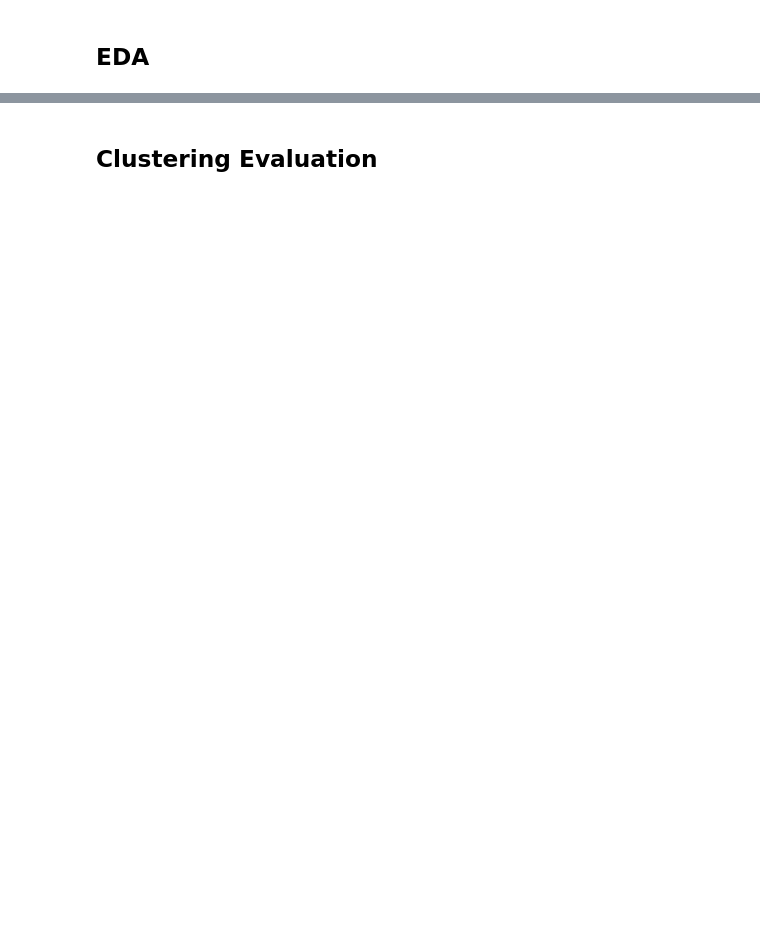
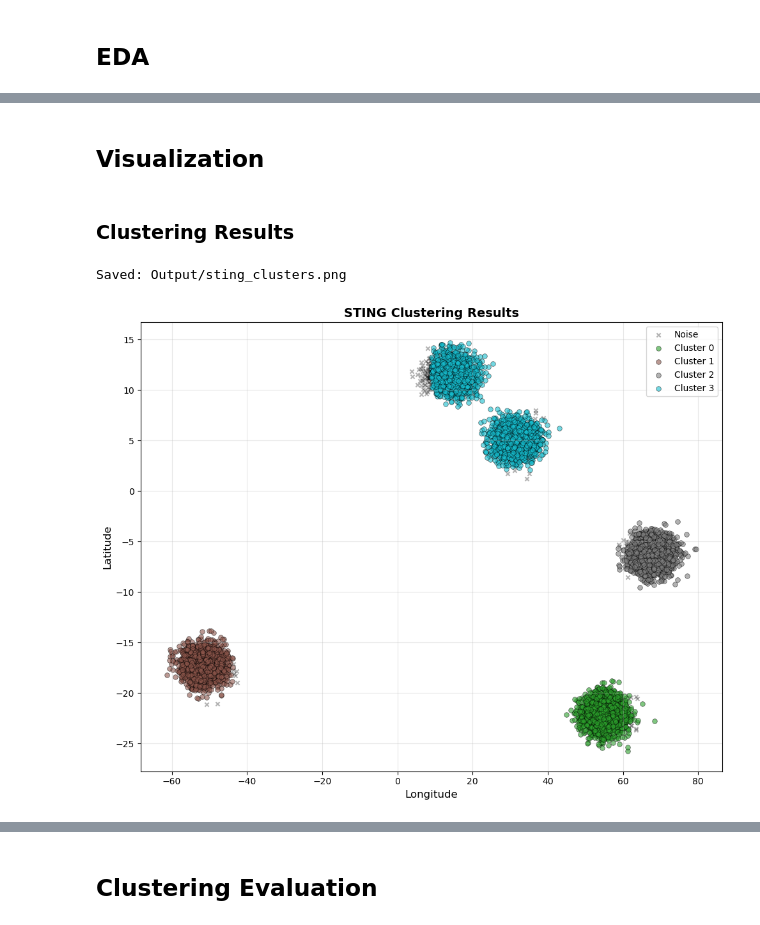
Before and after one commit to qlbusalim/STING-Statistical-Information-Grid, a Jupyter notebook: sting.ipynb, the cells around one changed output, grey strips where cells are left out. Cells and saved outputs as stored; diff of their text form; code cells hidden in the pictures; blank space fills up the shorter version.

```diff
--- a/sting.ipynb
+++ b/sting.ipynb
@@ -1437,0 +166,2 @@ Generated Files:
+# %%
+X = df[['latitude', 'longitude']].values
@@ -1437,0 +408,15 @@ Generated Files:
+# %%
+for level, grid in enumerate(grids):
+    non_empty = sum(1 for c in grid.values() if c['count'] > 0)
+
+    if non_empty > 0:
+        counts = [c['count'] for c in grid.values() if c['count'] > 0]
+        densities = [c['density'] for c in grid.values() if c['count'] > 0]
+
+        n_cells = subdivision ** (level + 1)
+        print(f"\nLevel {level}: ({n_cells}×{n_cells})")
+        print(f"  Total cells: {len(grid)}")
+        print(f"  Non-empty cells: {non_empty}")
+        print(f"  Avg points/cell: {np.mean(counts):.1f}")
+        print(f"  Max points/cell: {max(counts)}")
+        print(f"  Density range: [{min(densities):.6f}, {max(densities):.6f}]")
@@ -1437,0 +623,35 @@ Generated Files:
+# %% [markdown]
+## **Visualization**
+# %% [markdown]
+### **Clustering Results**
+# %%
+plt.figure(figsize=(10, 8))
+
+unique_labels = np.unique(labels)
+colors = plt.cm.tab10(np.linspace(0, 1, len(unique_labels)))
+
+for label, color in zip(unique_labels, colors):
+    if label == -1:
+        mask = labels == label
+        plt.scatter(X[mask, 1], X[mask, 0],
+                   c='black', marker='x', s=20,
+                   alpha=0.3, label='Noise')
+    else:
+        mask = labels == label
+        plt.scatter(X[mask, 1], X[mask, 0],
+                   c=[color], s=30, alpha=0.6,
+                   edgecolors='black', linewidth=0.5,
+                   label=f'Cluster {label}')
+
+plt.xlabel('Longitude', fontsize=12)
+plt.ylabel('Latitude', fontsize=12)
+plt.title('STING Clustering Results', fontsize=14, fontweight='bold')
+plt.legend()
+plt.grid(True, alpha=0.3)
+plt.tight_layout()
+plt.savefig('Output/sting_clusters.png', dpi=300, bbox_inches='tight')
+print("\nSaved: Output/sting_clusters.png")
+plt.show()
+# %% [output]
+Saved: Output/sting_clusters.png
+[figure, added]
```
Also changed, not shown: parts of 59 cells of this notebook.
